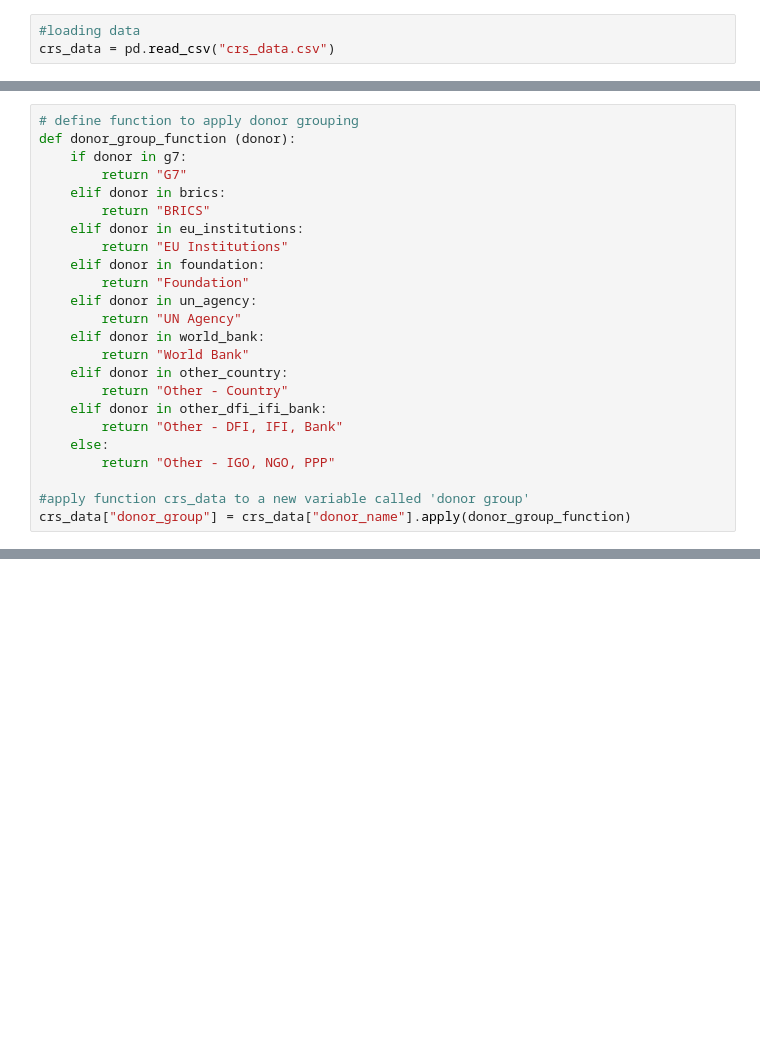
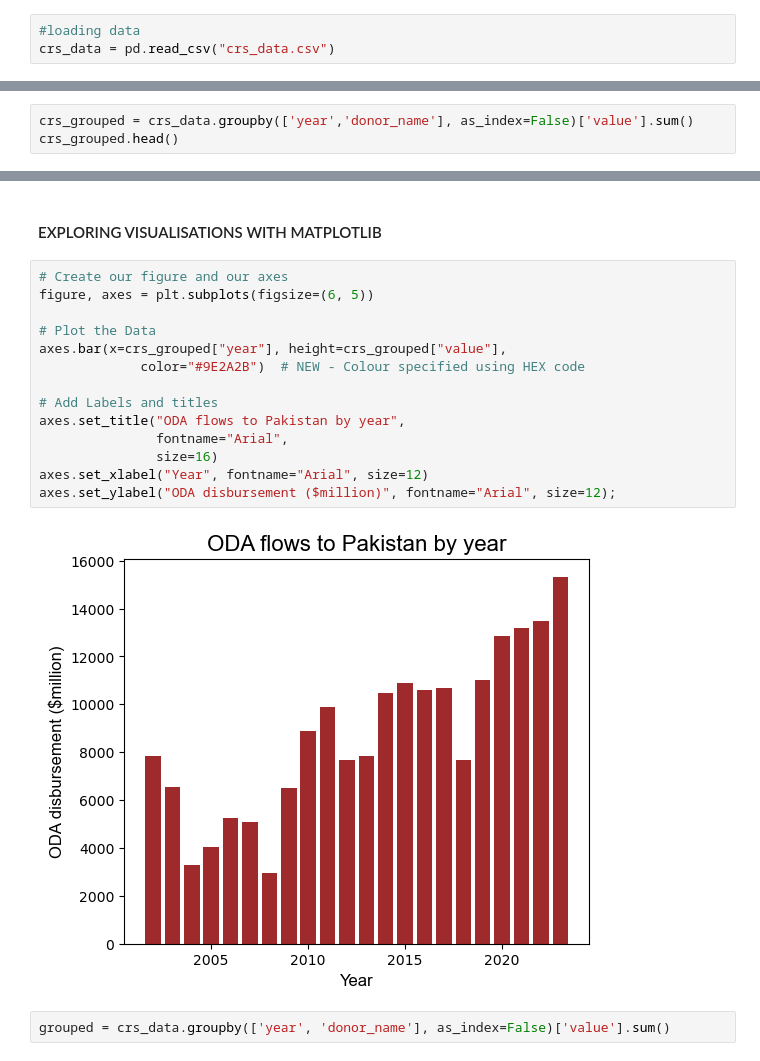
Before and after one commit to hbabalola/oda_flows, a Jupyter notebook: oda_analysis.ipynb, the cells around one changed output, grey strips where cells are left out. Drawn from its saved outputs; the diff is of its cells as text; blank space fills up the shorter version.

Commit message:
Revert "grouping donors, cleaning code and visual"
This reverts commit 031db3b5aafd08b5b822582e1b5d054734df8cb8.

```diff
--- a/oda_analysis.ipynb
+++ b/oda_analysis.ipynb
@@ -144,24 +16,0 @@ other_country = ["Australia",
-# %%
-# define function to apply donor grouping
-def donor_group_function (donor):
-    if donor in g7:
-        return "G7"
-    elif donor in brics:
-        return "BRICS"
-    elif donor in eu_institutions:
-        return "EU Institutions"
-    elif donor in foundation:
-        return "Foundation"
-    elif donor in un_agency:
-        return "UN Agency"
-    elif donor in world_bank:
-        return "World Bank"
-    elif donor in other_country:
-        return "Other - Country"
-    elif donor in other_dfi_ifi_bank:
-        return "Other - DFI, IFI, Bank"
-    else:
-        return "Other - IGO, NGO, PPP"
-
-#apply function crs_data to a new variable called 'donor group'
-crs_data["donor_group"] = crs_data["donor_name"].apply(donor_group_function)
@@ -181,0 +37,3 @@ crs_grouped.head()
+# %%
+crs_grouped = crs_data.groupby(['year','donor_name'], as_index=False)['value'].sum()
+crs_grouped.head()
@@ -181,0 +47,20 @@ crs_grouped.head()
+# %% [markdown]
+#### EXPLORING VISUALISATIONS WITH MATPLOTLIB #####
+# %%
+# Create our figure and our axes
+figure, axes = plt.subplots(figsize=(6, 5))
+
+# Plot the Data
+axes.bar(x=crs_grouped["year"], height=crs_grouped["value"],
+             color="#9E2A2B")  # NEW - Colour specified using HEX code
+
+# Add Labels and titles
+axes.set_title("ODA flows to Pakistan by year",
+               fontname="Arial",
+               size=16)
+axes.set_xlabel("Year", fontname="Arial", size=12)
+axes.set_ylabel("ODA disbursement ($million)", fontname="Arial", size=12);
+# %% [output]
+[figure, added]
+# %%
+grouped = crs_data.groupby(['year', 'donor_name'], as_index=False)['value'].sum()
```
Also changed, not shown: parts of 18 cells of this notebook, 2 other files.
